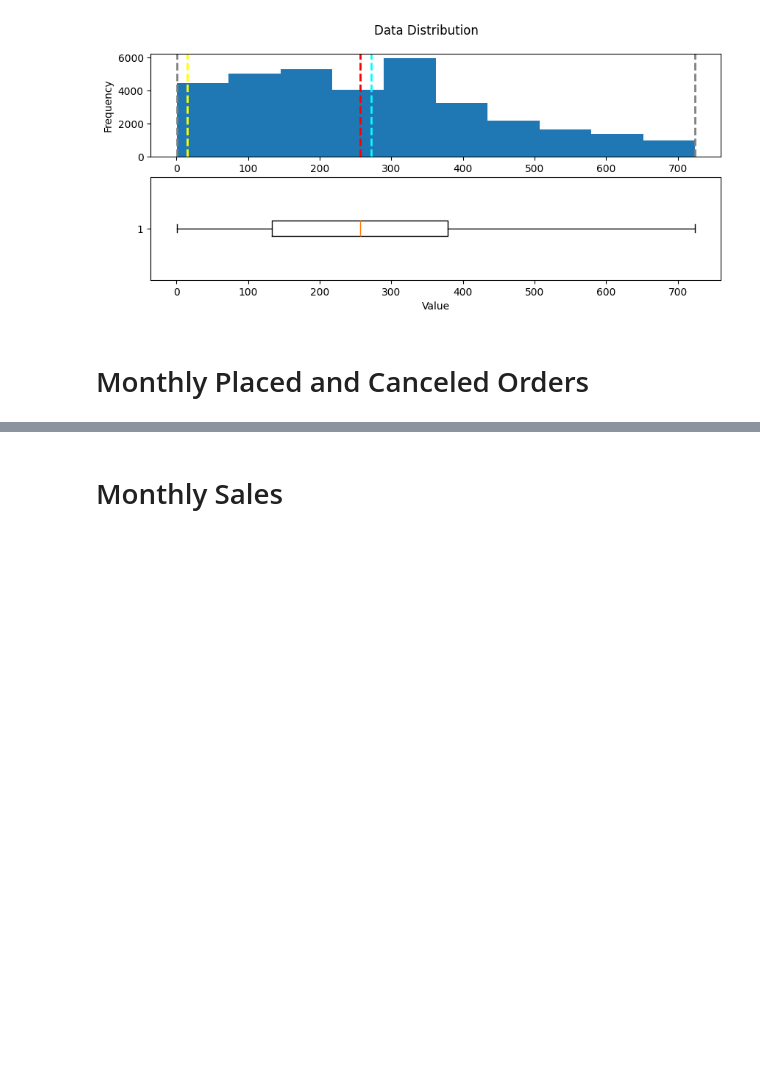
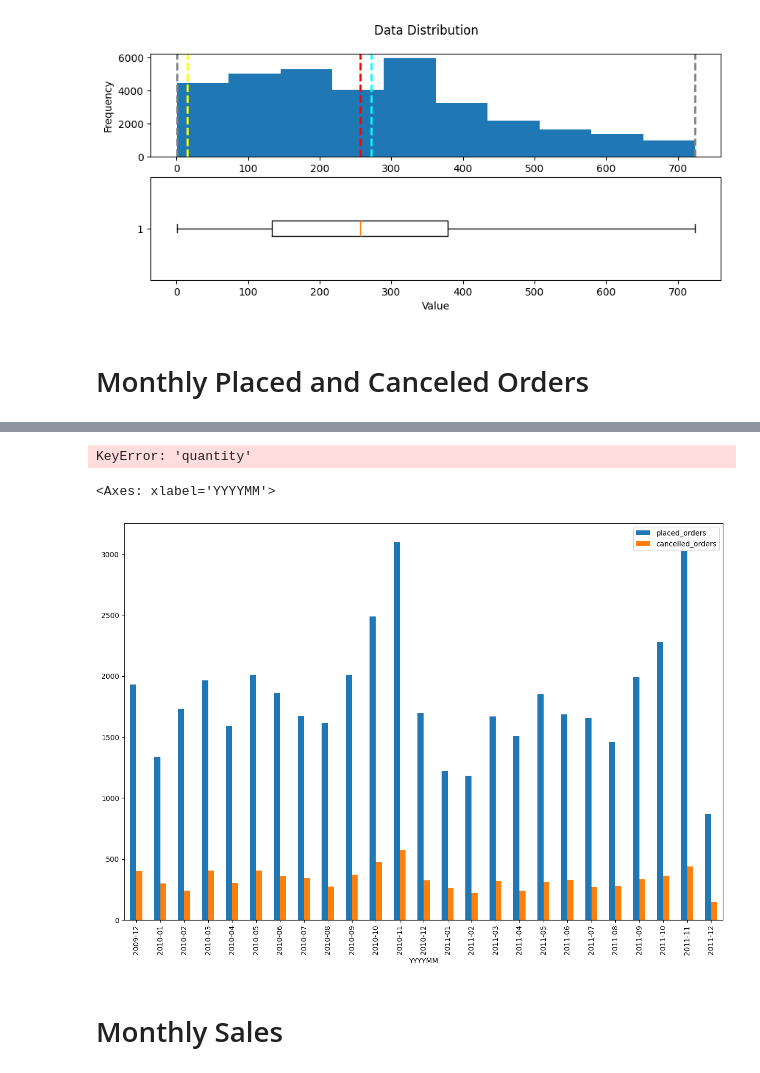
Before and after one commit to jarviscanada/jarvis_data_eng_FraserRaney, a Jupyter notebook: python_data_analytics/python_data_wrangling/retail_data_analytics_wrangling.ipynb, the cells around one changed output, grey strips where cells are left out. Saved outputs shown, nothing was run; the diff lists cells and outputs as text; code cells hidden in the pictures; blank space fills up the shorter version.

Commit message:
data analytics placed/cancelled

```diff
--- a/python_data_analytics/python_data_wrangling/retail_data_analytics_wrangling.ipynb
+++ b/python_data_analytics/python_data_wrangling/retail_data_analytics_wrangling.ipynb
@@ -212,6 +212,25 @@ Maximum:724.25
 ![](https://i.imgur.com/tmLsPDf.jpg)
 
 ---
+# %%
+retail_df["amount"] = retail_df["quantity"] * retail_df["unit_price"]
+retail_df["YYYYMM"] = retail_df["invoice_date"].dt.to_period("M")
+monthly_counts = retail_df.groupby("YYYYMM").agg(
+    total_orders=("invoice_no", "nunique"),  # all invoices
+    cancelled_orders=("amount", lambda x: (x < 0).sum()),  # negative amounts
+)
+monthly_counts["placed_orders"] = (
+    monthly_counts["total_orders"] - 2 * monthly_counts["cancelled_orders"]
+)
+# %% [output]
+KeyError: 'quantity'
+# %%
+summary.reset_index().plot(
+    x="YYYYMM", y=["placed_orders", "cancelled_orders"], kind="bar", figsize=(15, 10)
+)
+# %% [output]
+<Axes: xlabel='YYYYMM'>
+[figure, added]
 # %% [markdown]
 # Monthly Sales
 # %% [markdown]
```
